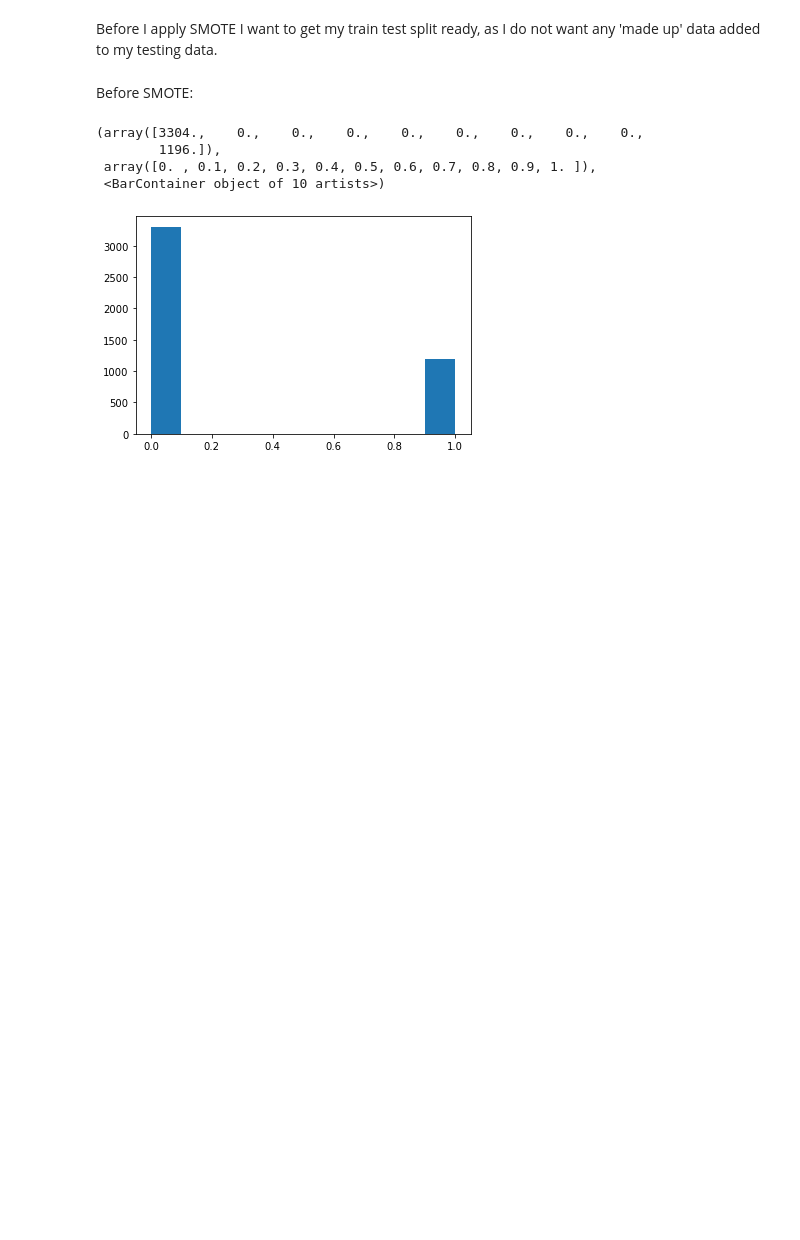
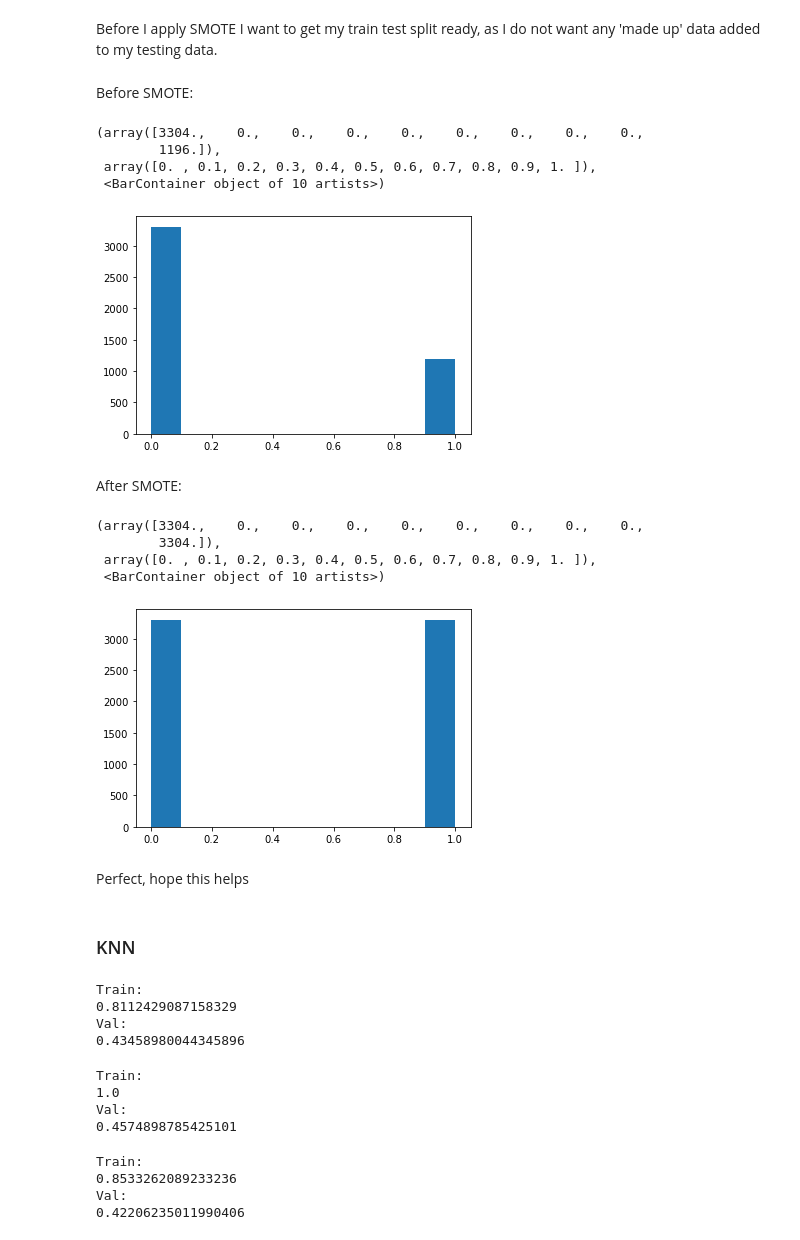
Before and after one commit to Booandlean/Telco_Customer_Churn-, a Jupyter notebook: Recall_modeling_plus_SMOTE.ipynb, the cells around one changed output. Cells and saved outputs as stored; diff of their text form; code cells hidden in the pictures; blank space fills up the shorter version.

```diff
--- a/Recall_modeling_plus_SMOTE.ipynb
+++ b/Recall_modeling_plus_SMOTE.ipynb
@@ -82,3 +82,61 @@ plt.hist(y_t)
  array([0. , 0.1, 0.2, 0.3, 0.4, 0.5, 0.6, 0.7, 0.8, 0.9, 1. ]),
  <BarContainer object of 10 artists>)
 [figure]
+# %%
+X_t_s, y_t_s = smote.fit_sample(X_t, y_t)
+# %% [markdown]
+After SMOTE:
+# %%
+plt.hist(y_t_s)
+# %% [output]
+(array([3304.,    0.,    0.,    0.,    0.,    0.,    0.,    0.,    0.,
+        3304.]),
+ array([0. , 0.1, 0.2, 0.3, 0.4, 0.5, 0.6, 0.7, 0.8, 0.9, 1. ]),
+ <BarContainer object of 10 artists>)
+[figure, added]
+# %% [markdown]
+Perfect, hope this helps
+# %% [markdown]
+### KNN
+# %%
+knn = neighbors.KNeighborsClassifier()
+knn.fit(X_t_s, y_t_s)
+train_pred = knn.predict(X_t_s)
+print("Train:")
+print(recall_score(train_pred, y_t_s))
+val_pred = knn.predict(X_val)
+print("Val:")
+print(recall_score(val_pred, y_val))
+# %% [output]
+Train:
+0.8112429087158329
+Val:
+0.43458980044345896
+# %%
+knn = neighbors.KNeighborsClassifier(n_neighbors = 2, p = 2)
+knn.fit(X_t_s, y_t_s)
+train_pred = knn.predict(X_t_s)
+print("Train:")
+print(recall_score(train_pred, y_t_s))
+val_pred = knn.predict(X_val)
+print("Val:")
+print(recall_score(val_pred, y_val))
+# %% [output]
+Train:
+1.0
+Val:
+0.4574898785425101
+# %%
+knn = neighbors.KNeighborsClassifier(n_neighbors = 3, p = 2)
+knn.fit(X_t_s, y_t_s)
+train_pred = knn.predict(X_t_s)
+print("Train:")
+print(recall_score(train_pred, y_t_s))
+val_pred = knn.predict(X_val)
+print("Val:")
+print(recall_score(val_pred, y_val))
+# %% [output]
+Train:
+0.8533262089233236
+Val:
+0.42206235011990406
```
Also changed, not shown: parts of 39 cells of this notebook, 1 other file.
